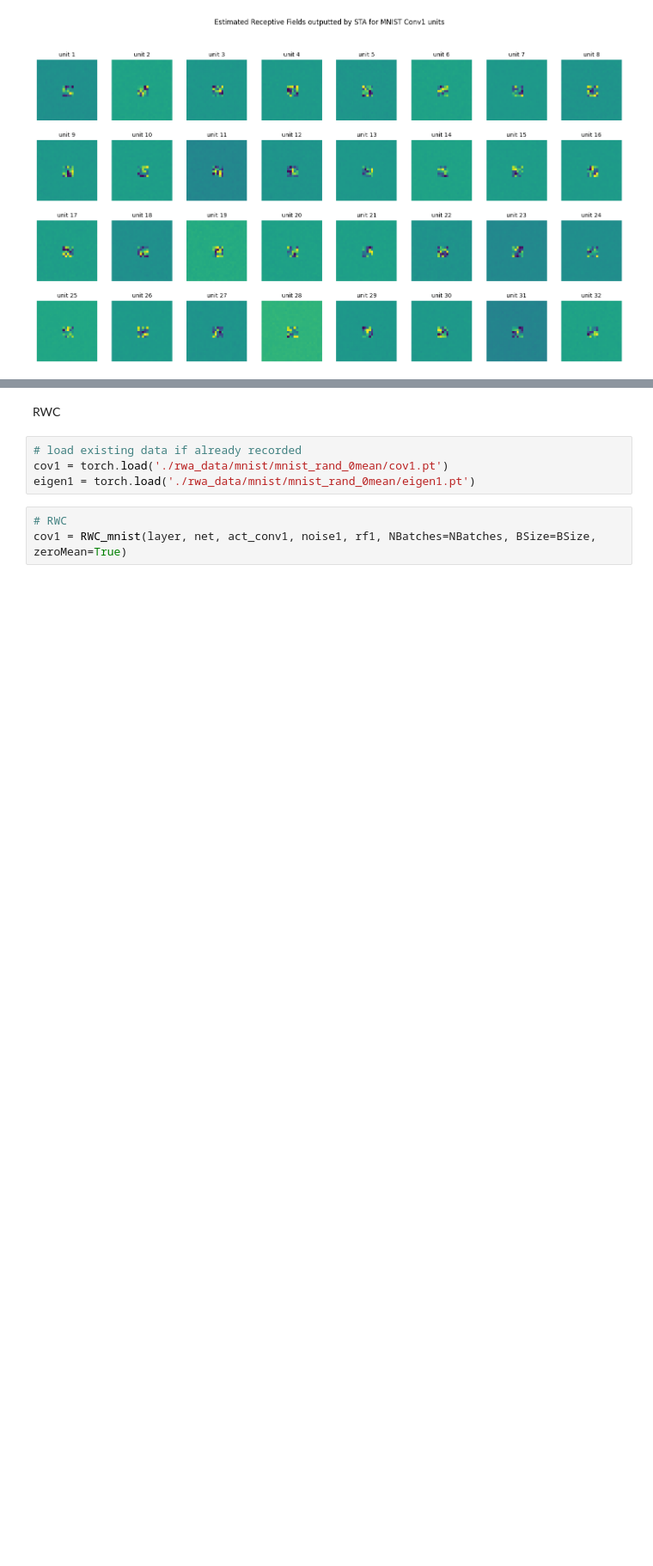
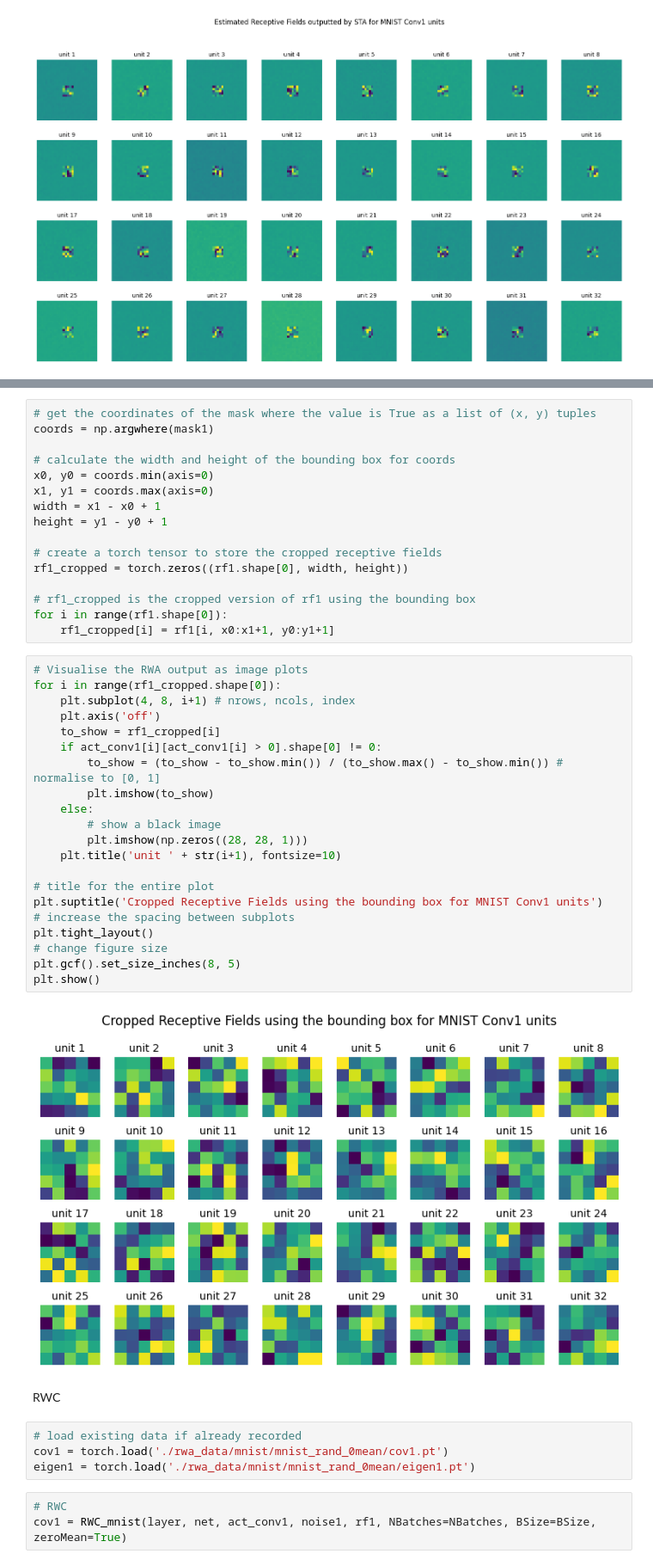
Before and after one commit to gurooria/ResponseWeightedAnalysis, a Jupyter notebook: MNIST_rf.ipynb, the cells around one changed output, grey strips where cells are left out. Shown at 86% size. Saved outputs shown, nothing was run; the diff lists cells and outputs as text; blank space fills up the shorter version.

```diff
--- a/MNIST_rf.ipynb
+++ b/MNIST_rf.ipynb
@@ -172,3 +209,42 @@ plt.show()
+# %%
+# get the coordinates of the mask where the value is True as a list of (x, y) tuples
+coords = np.argwhere(mask1)
+
+# calculate the width and height of the bounding box for coords
+x0, y0 = coords.min(axis=0)
+x1, y1 = coords.max(axis=0)
+width = x1 - x0 + 1
+height = y1 - y0 + 1
+
+# create a torch tensor to store the cropped receptive fields
+rf1_cropped = torch.zeros((rf1.shape[0], width, height))
+
+# rf1_cropped is the cropped version of rf1 using the bounding box
+for i in range(rf1.shape[0]):
+    rf1_cropped[i] = rf1[i, x0:x1+1, y0:y1+1]
+# %%
+# Visualise the RWA output as image plots
+for i in range(rf1_cropped.shape[0]):
+    plt.subplot(4, 8, i+1) # nrows, ncols, index
+    plt.axis('off')
+    to_show = rf1_cropped[i]
+    if act_conv1[i][act_conv1[i] > 0].shape[0] != 0:
+        to_show = (to_show - to_show.min()) / (to_show.max() - to_show.min()) # normalise to [0, 1]
+        plt.imshow(to_show)
+    else:
+        # show a black image
+        plt.imshow(np.zeros((28, 28, 1)))
+    plt.title('unit ' + str(i+1), fontsize=10)
+
+# title for the entire plot
+plt.suptitle('Cropped Receptive Fields using the bounding box for MNIST Conv1 units')
+# increase the spacing between subplots
+plt.tight_layout()
+# change figure size
+plt.gcf().set_size_inches(8, 5)
+plt.show()
+# %% [output]
+[figure, added]
 # %% [markdown]
 RWC
 # %%
```
Also changed, not shown: parts of 16 cells of this notebook.
